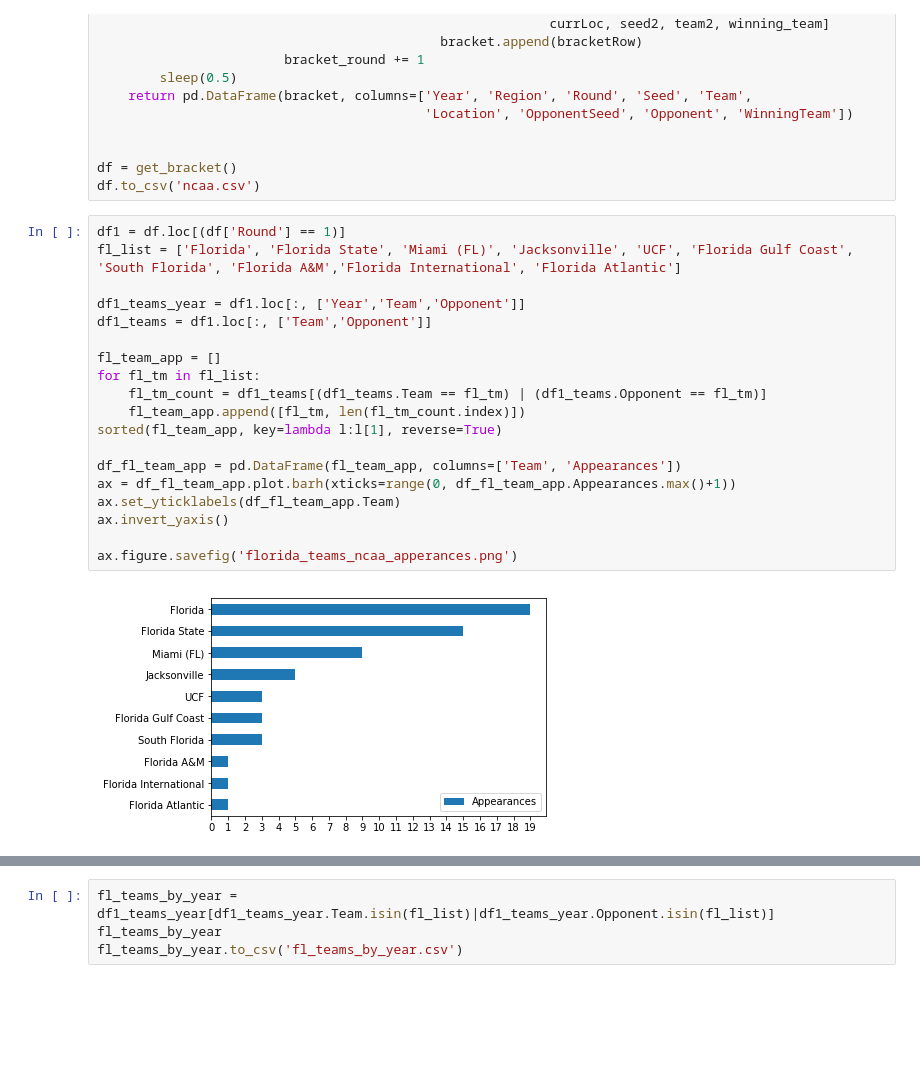
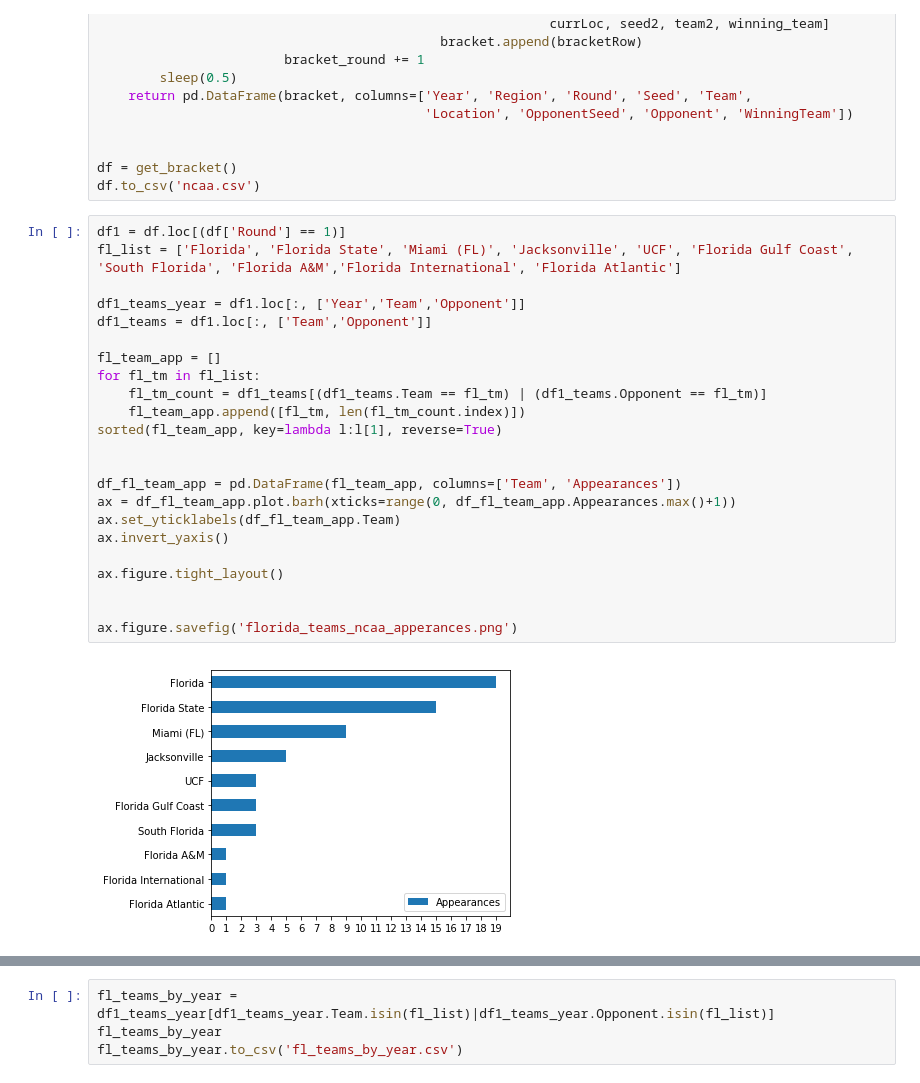
Before and after one commit to dholubek/ncaa_seeds, a Jupyter notebook: ncaa_all_years.ipynb, the cells around one changed output, grey strips where cells are left out. Saved outputs shown, nothing was run; the diff lists cells and outputs as text; blank space fills up the shorter version.

Commit message:
resize graph image

```diff
--- a/ncaa_all_years.ipynb
+++ b/ncaa_all_years.ipynb
@@ -77,24 +83,28 @@ df.to_csv('ncaa.csv')
 # %%
 df1 = df.loc[(df['Round'] == 1)]
 fl_list = ['Florida', 'Florida State', 'Miami (FL)', 'Jacksonville', 'UCF', 'Florida Gulf Coast', 'South Florida', 'Florida A&M','Florida International', 'Florida Atlantic']
 
 df1_teams_year = df1.loc[:, ['Year','Team','Opponent']]
 df1_teams = df1.loc[:, ['Team','Opponent']]
 
 fl_team_app = []
 for fl_tm in fl_list:
     fl_tm_count = df1_teams[(df1_teams.Team == fl_tm) | (df1_teams.Opponent == fl_tm)]
     fl_team_app.append([fl_tm, len(fl_tm_count.index)])
 sorted(fl_team_app, key=lambda l:l[1], reverse=True)
 
+
 df_fl_team_app = pd.DataFrame(fl_team_app, columns=['Team', 'Appearances'])
 ax = df_fl_team_app.plot.barh(xticks=range(0, df_fl_team_app.Appearances.max()+1))
 ax.set_yticklabels(df_fl_team_app.Team)
 ax.invert_yaxis()
 
+ax.figure.tight_layout()
+
+
 ax.figure.savefig('florida_teams_ncaa_apperances.png')
 # %% [output]
-[figure, old version]
+[figure, new version]
 # %%
 team_counts= df1_teams.stack().value_counts()
 
```
Also changed, not shown: parts of 3 cells of this notebook, 3 other files.
